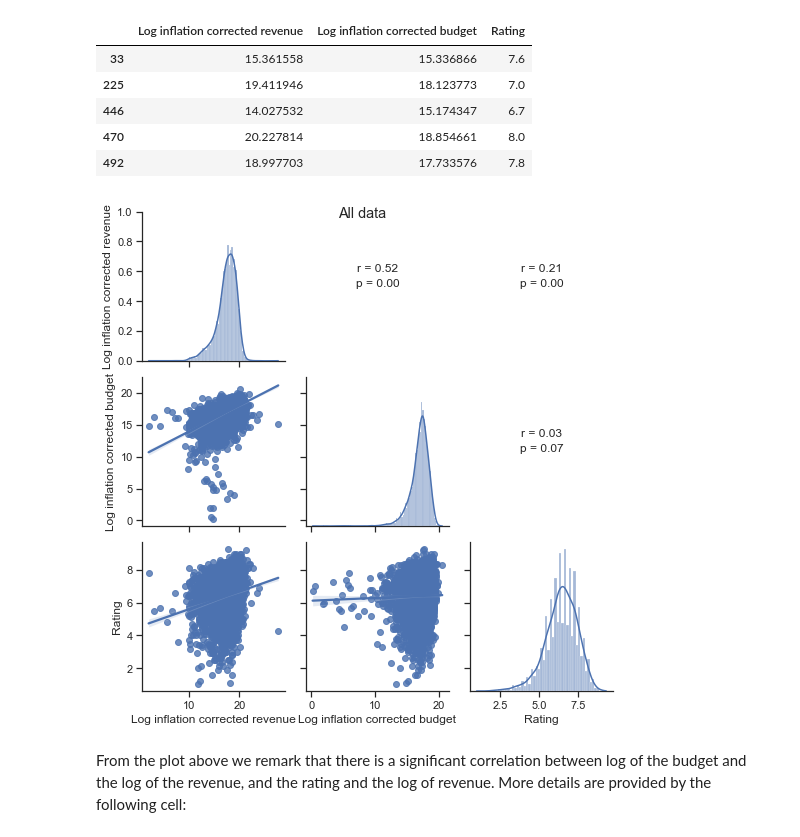
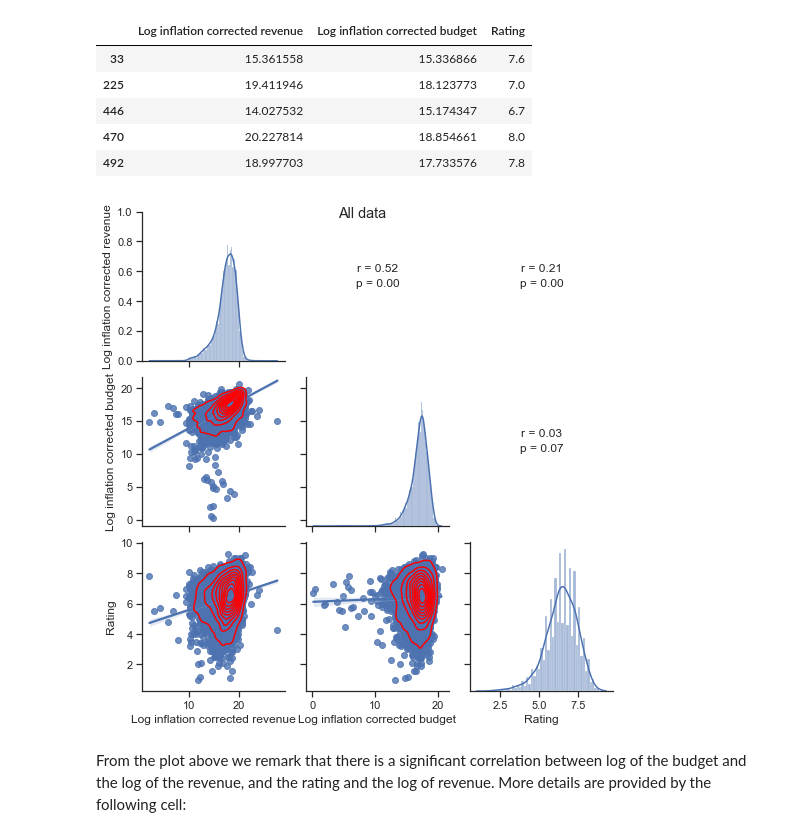
Before and after one commit to epfl-ada/ada-2022-project-nolemonnomelon, a Jupyter notebook: Exploratory.ipynb, the cells around one changed output. Saved outputs shown, nothing was run; the diff lists cells and outputs as text; code cells hidden in the pictures.

```diff
--- a/Exploratory.ipynb
+++ b/Exploratory.ipynb
@@ -274,9 +279,9 @@ alldata.head()
 | 470 | 20.227814 | 18.854661 | 8.0 |
 | 492 | 18.997703 | 17.733576 | 7.8 |
 # %%
-scattering(alldata, 'All data', filename = 'pairgrid_RRB_by_point', save = True)
+scattering(alldata, 'All data', add_kde = True, filename = 'pairgrid_RRB_by_point', save = True)
 # %% [output]
-[figure, old version]
+[figure, new version]
 # %% [markdown]
 From the plot above we remark that there is a significant correlation between log of the budget and the log of the revenue, and the rating and the log of revenue. More details are provided by the following cell:
 # %%
```
Also changed, not shown: parts of 13 cells of this notebook, 7 other files.
